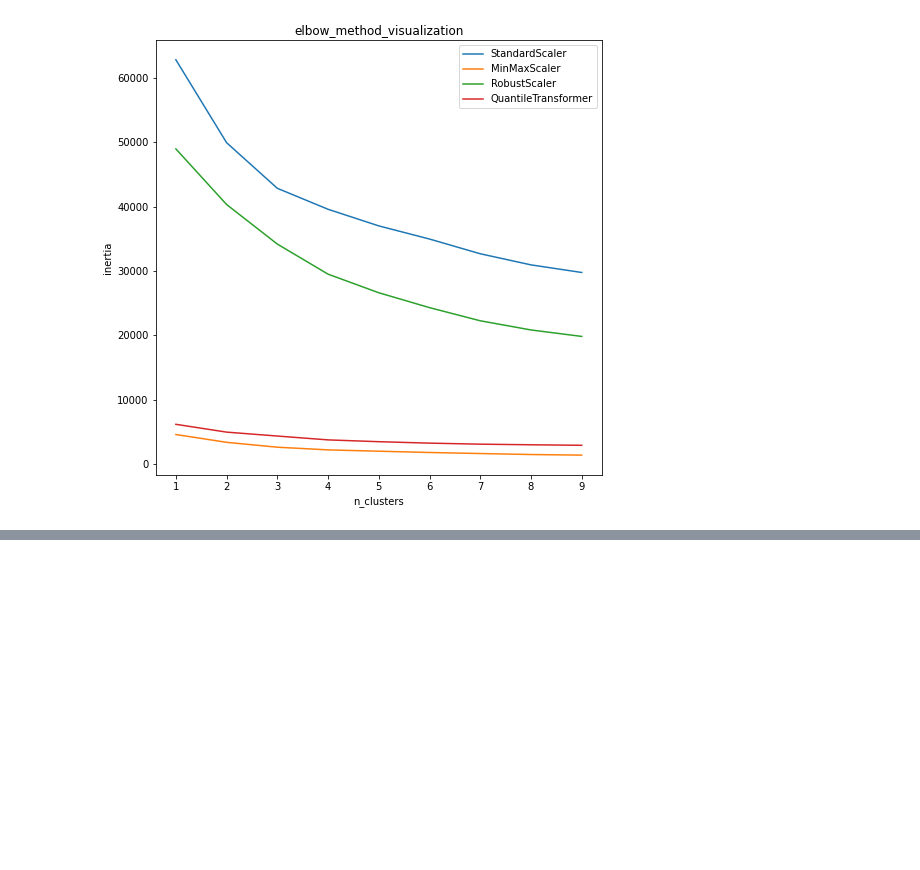
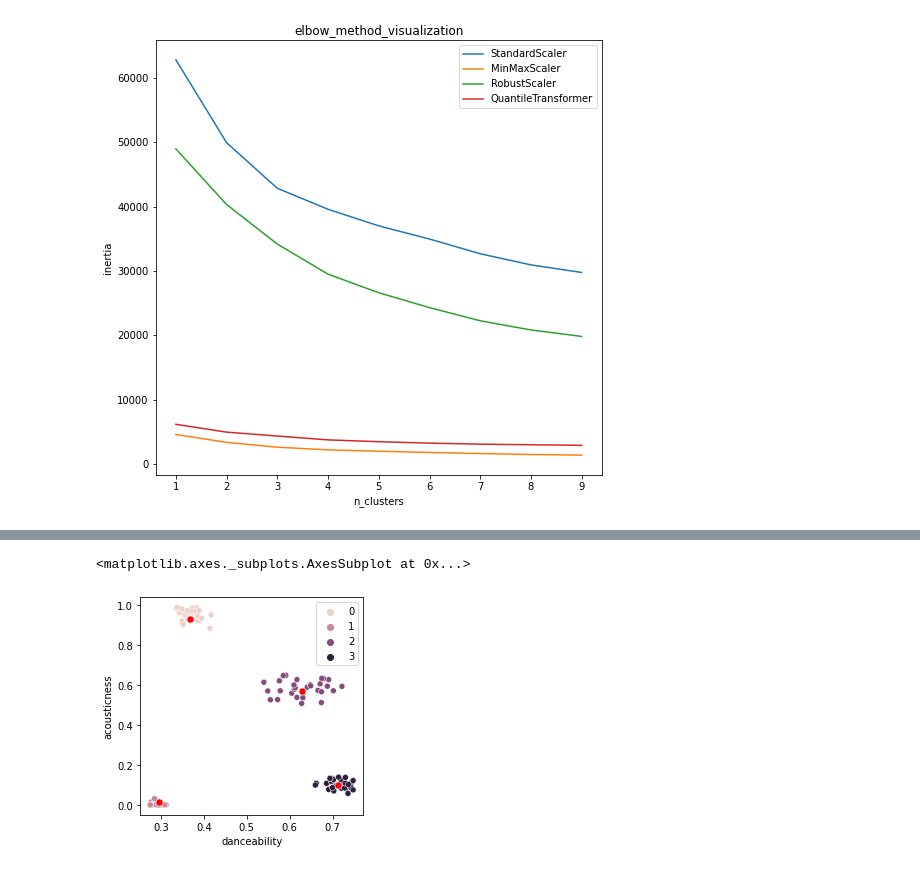
Before and after one commit to aslam7861/Machine_Learning_Project, a Jupyter notebook: unsupervised_machinne_learnning.ipynb, the cells around one changed output, grey strips where cells are left out. Drawn from its saved outputs; the diff is of its cells as text; code cells hidden in the pictures; blank space fills up the shorter version.

```diff
--- a/unsupervised_machinne_learnning.ipynb
+++ b/unsupervised_machinne_learnning.ipynb
@@ -267,0 +252,7 @@ dff[dff['cluster']==1].sort_values('euc_dist').head(5)
+# %%
+fig, ax=plt.subplots(figsize=(4,4))
+sns.scatterplot(data=songs, x='danceability', y='acousticness', hue='cluster')
+sns.scatterplot(data=cl_pos, x='danceability', y='acousticness',color='red', s=50)
+# %% [output]
+<matplotlib.axes._subplots.AxesSubplot at 0x...>
+[figure, added]
```
Also changed, not shown: parts of 6 cells of this notebook.
